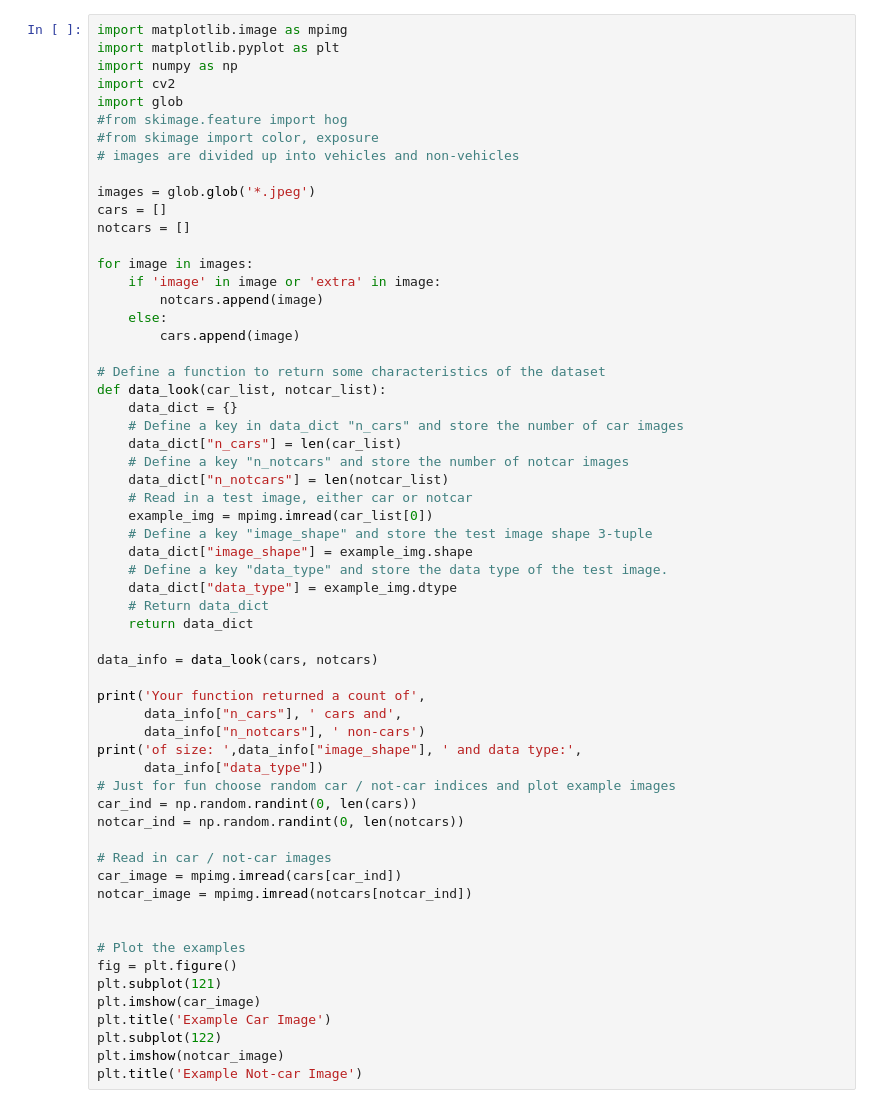
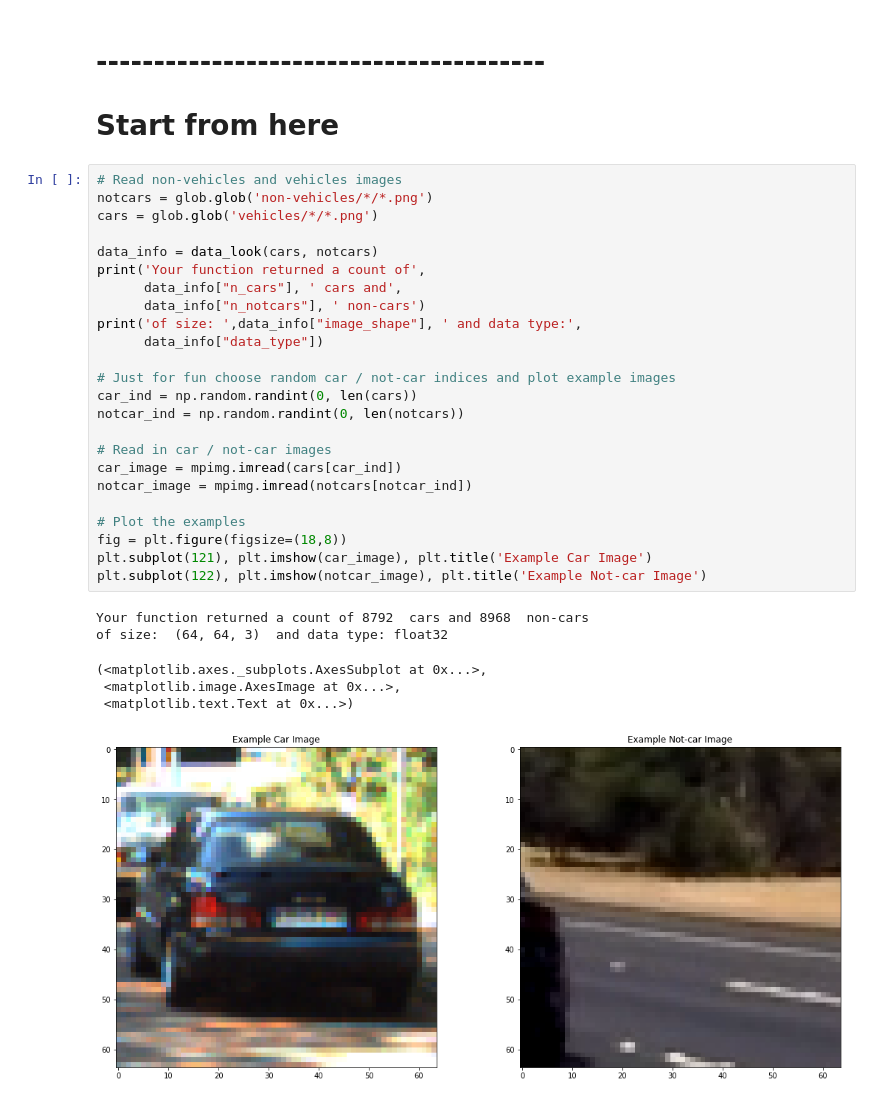
Before and after one commit to hangyao/Udacity_SDCND_Vehicle-Detection, a Jupyter notebook: Untitled.ipynb, the cells around one changed output. Saved outputs shown, nothing was run; the diff lists cells and outputs as text.

```diff
--- a/Untitled.ipynb
+++ b/Untitled.ipynb
@@ -230,60 +16,34 @@ plt.title('Spatially Binned Features')
+# %% [markdown]
+# ---------------------------------------
+# Start from here
 # %%
-import matplotlib.image as mpimg
-import matplotlib.pyplot as plt
-import numpy as np
-import cv2
-import glob
-#from skimage.feature import hog
-#from skimage import color, exposure
-# images are divided up into vehicles and non-vehicles
-
-images = glob.glob('*.jpeg')
-cars = []
-notcars = []
-
-for image in images:
-    if 'image' in image or 'extra' in image:
-        notcars.append(image)
-    else:
-        cars.append(image)
-
-# Define a function to return some characteristics of the dataset
-def data_look(car_list, notcar_list):
-    data_dict = {}
-    # Define a key in data_dict "n_cars" and store the number of car images
-    data_dict["n_cars"] = len(car_list)
-    # Define a key "n_notcars" and store the number of notcar images
-    data_dict["n_notcars"] = len(notcar_list)
-    # Read in a test image, either car or notcar
-    example_img = mpimg.imread(car_list[0])
-    # Define a key "image_shape" and store the test image shape 3-tuple
-    data_dict["image_shape"] = example_img.shape
-    # Define a key "data_type" and store the data type of the test image.
-    data_dict["data_type"] = example_img.dtype
-    # Return data_dict
-    return data_dict
+# Read non-vehicles and vehicles images
+notcars = glob.glob('non-vehicles/*/*.png')
+cars = glob.glob('vehicles/*/*.png')
 
 data_info = data_look(cars, notcars)
-
 print('Your function returned a count of',
       data_info["n_cars"], ' cars and',
       data_info["n_notcars"], ' non-cars')
 print('of size: ',data_info["image_shape"], ' and data type:',
       data_info["data_type"])
+
 # Just for fun choose random car / not-car indices and plot example images
 car_ind = np.random.randint(0, len(cars))
 notcar_ind = np.random.randint(0, len(notcars))
 
 # Read in car / not-car images
 car_image = mpimg.imread(cars[car_ind])
 notcar_image = mpimg.imread(notcars[notcar_ind])
 
-
 # Plot the examples
-fig = plt.figure()
-plt.subplot(121)
-plt.imshow(car_image)
-plt.title('Example Car Image')
-plt.subplot(122)
-plt.imshow(notcar_image)
-plt.title('Example Not-car Image')
+fig = plt.figure(figsize=(18,8))
+plt.subplot(121), plt.imshow(car_image), plt.title('Example Car Image')
+plt.subplot(122), plt.imshow(notcar_image), plt.title('Example Not-car Image')
+# %% [output]
+Your function returned a count of 8792  cars and 8968  non-cars
+of size:  (64, 64, 3)  and data type: float32
+(<matplotlib.axes._subplots.AxesSubplot at 0x...>,
+ <matplotlib.image.AxesImage at 0x...>,
+ <matplotlib.text.Text at 0x...>)
+[figure, added]
```
Also changed, not shown: parts of 23 cells of this notebook, 1 other file.
